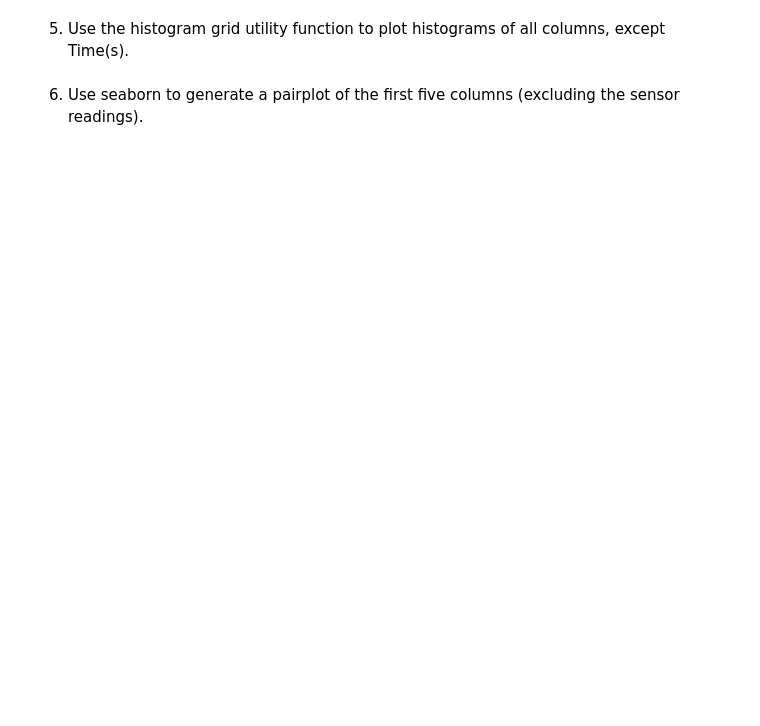
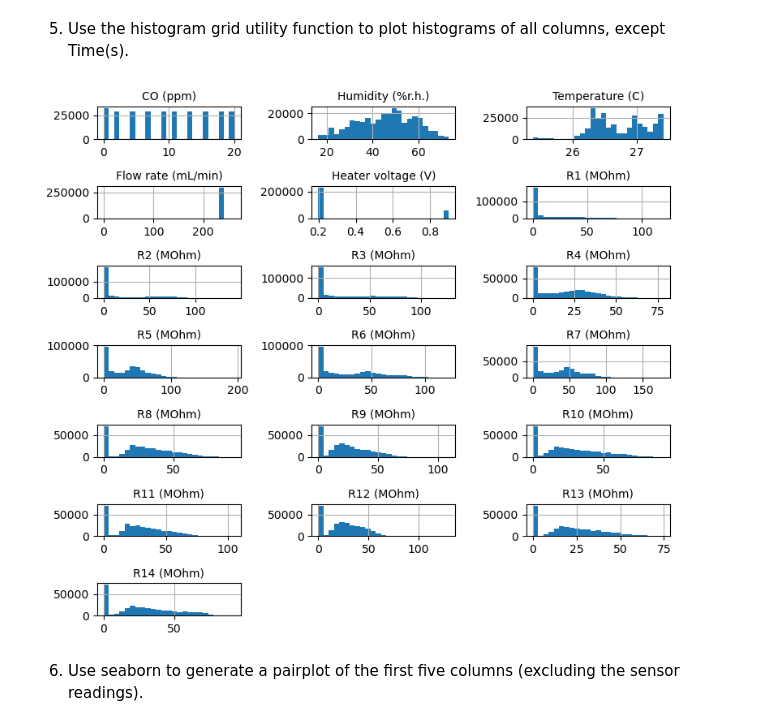
Before and after one commit to mlhudson1/CIDM4310-70_Pandas, a Jupyter notebook: Chapter11_Activity_11.01.ipynb, the cells around one changed output. Drawn from its saved outputs; the diff is of its cells as text; code cells hidden in the pictures; blank space fills up the shorter version.

```diff
--- a/Chapter11_Activity_11.01.ipynb
+++ b/Chapter11_Activity_11.01.ipynb
@@ -17,2 +59,5 @@ import seaborn as sns
 # %% [markdown]
 3. Now, load the CO_sensors.csv file into a DataFrame called my_data. Show first 5 rows.
+# %%
+my_data=pd.read_csv('Chapter11-Datasets/CO_sensors.csv')
+my_data.head(5)
@@ -21,4 +93,8 @@ import seaborn as sns
 # %% [markdown]
 5. Use the histogram grid utility function to plot histograms of all columns, except Time(s).
+# %%
+plot_histogram_grid(my_data, my_data.columns[1:],7,3,25)
+# %% [output]
+[figure, added]
 # %% [markdown]
 6. Use seaborn to generate a pairplot of the first five columns (excluding the sensor readings).
```
Also changed, not shown: parts of 13 cells of this notebook.
